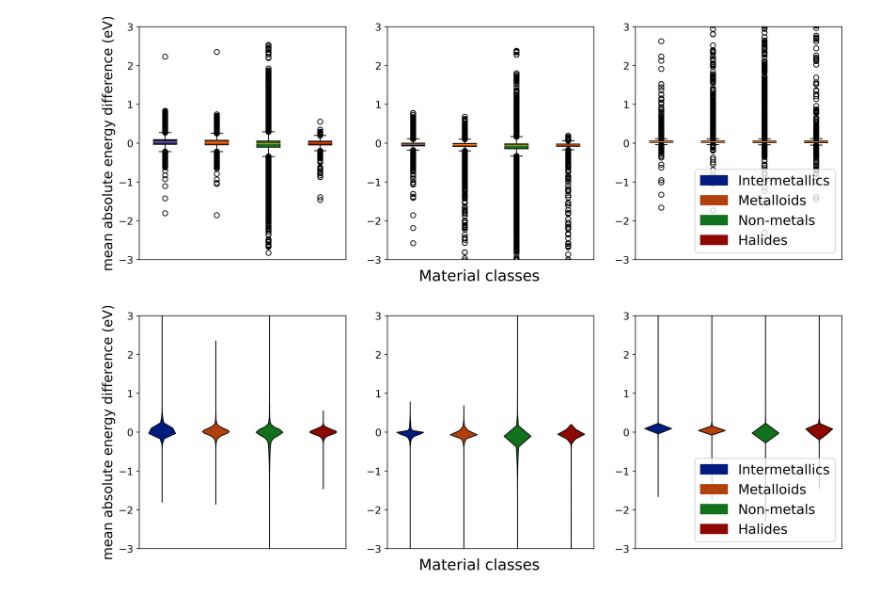
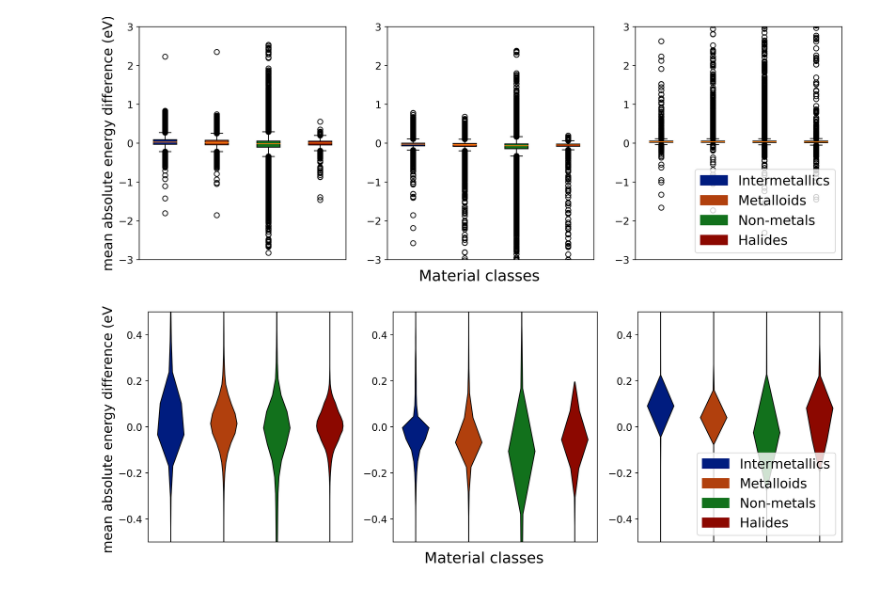
Before and after one commit to kareem-Abdelmaqsoud/error_imbalance_mlps, a Jupyter notebook: figure_4.ipynb, the cells around one changed output. Drawn from its saved outputs; the diff is of its cells as text; code cells hidden in the pictures.

```diff
--- a/figure_4.ipynb
+++ b/figure_4.ipynb
@@ -107,30 +107,30 @@ plt.show()
 # %%
 fig, (ax1, ax2, ax3) = plt.subplots(1, 3, figsize=(15, 5), sharex=True, dpi=400)
 
 colors = {'Intermetallics': '#001c7f', 'Metalloids': '#b1400d', 'Non-metals':  '#12711c', 'Halides': '#8c0800'}
 
 for ax, energy_maes in zip([ax1, ax2, ax3], [total_energy_maes, slab_energy_maes, ref_energy_maes]):
     data = [energy_maes[key] for key in energy_maes.keys()]
     parts = ax.violinplot(data,  showmeans=False, showmedians=False, showextrema=False)
     for partname, part in parts.items():
         if partname == 'bodies':
             for pc, color in zip(part, [colors[category] for category in energy_maes.keys()]):
                 pc.set_facecolor(color)
                 pc.set_edgecolor('black')
                 pc.set_alpha(1)
 
 for ax in [ax1, ax2, ax3]:
     ax.tick_params(axis='y', labelsize=12)
     ax.tick_params(axis='x', which='both', bottom=False, top=False, labelbottom=False)
-    ax.set_ylim(-3,3)
+    ax.set_ylim(-0.5,0.5)
 
 ax1.set_ylabel("mean absolute energy difference (eV)", fontsize=16)
 
 # Create custom legend
 legend_colors = [plt.Rectangle((0, 0), 1, 1, color=colors[key]) for key in total_energy_maes.keys()]
 plt.legend(legend_colors, total_energy_maes.keys(), loc='lower right', fontsize=16)
 fig.text(0.5, 0.04, 'Material classes', ha='center', fontsize=18)
 
 plt.show()
 # %% [output]
-[figure, old version]
+[figure, new version]
```
Also changed, not shown: 33 other files.
